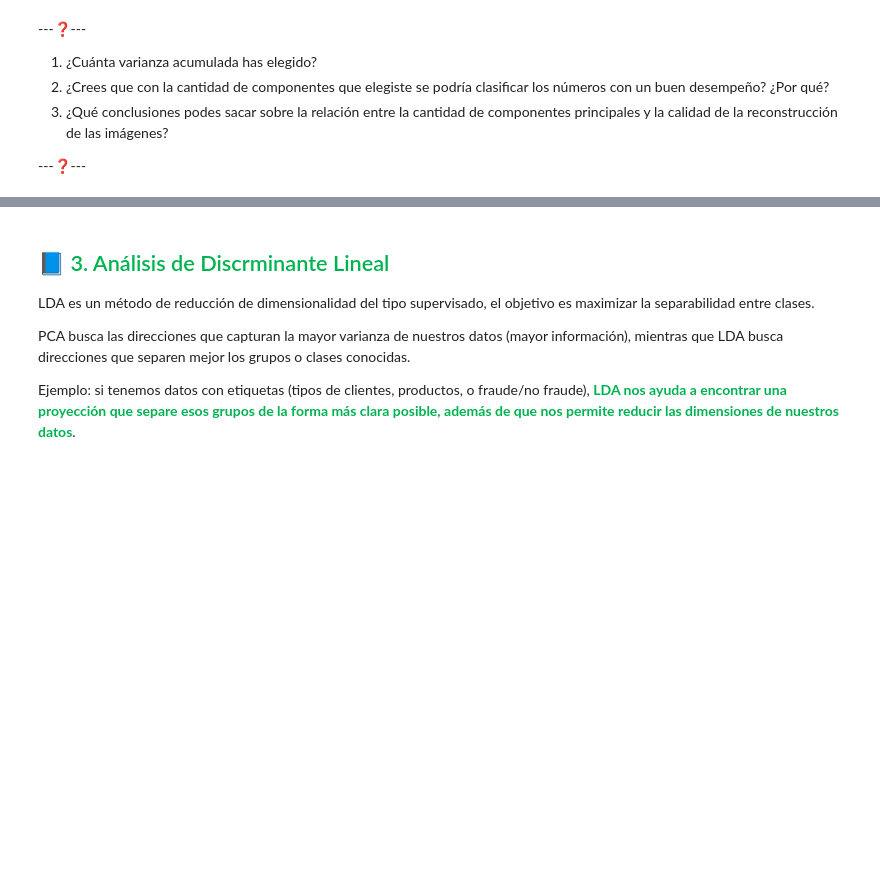
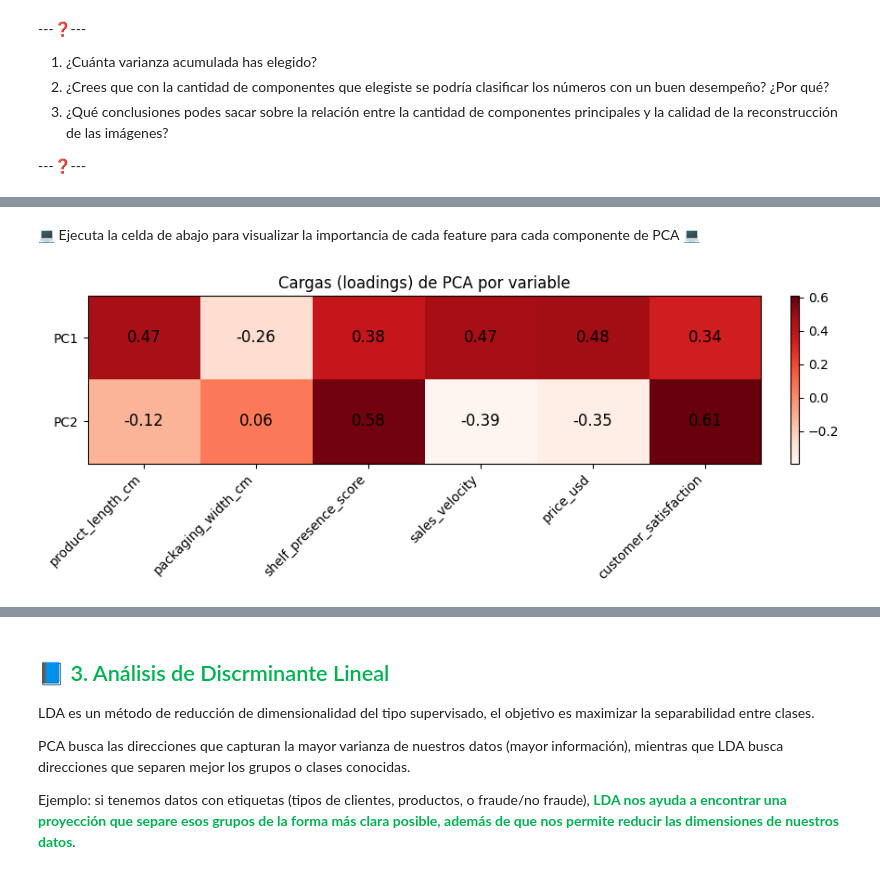
Before and after one commit to lucasbaldezzari/cdan, a Jupyter notebook: 4. Reducción de dimensionalidad.ipynb, the cells around one changed output, grey strips where cells are left out. Drawn from its saved outputs; the diff is of its cells as text; code cells hidden in the pictures; blank space fills up the shorter version.

```diff
--- a/4. Reducción de dimensionalidad.ipynb
+++ b/4. Reducción de dimensionalidad.ipynb
@@ -276,0 +302,6 @@ plotDigitReconstruction(num_components=num_components, digit=digit_to_show, figs
+# %% [markdown]
+💻 Ejecuta la celda de abajo para visualizar la importancia de cada feature para cada componente de PCA 💻
+# %%
+gettingFeaturesImportanceFromPCA()
+# %% [output]
+[figure, added]
```
Also changed, not shown: parts of 8 cells of this notebook, 3 other files.
